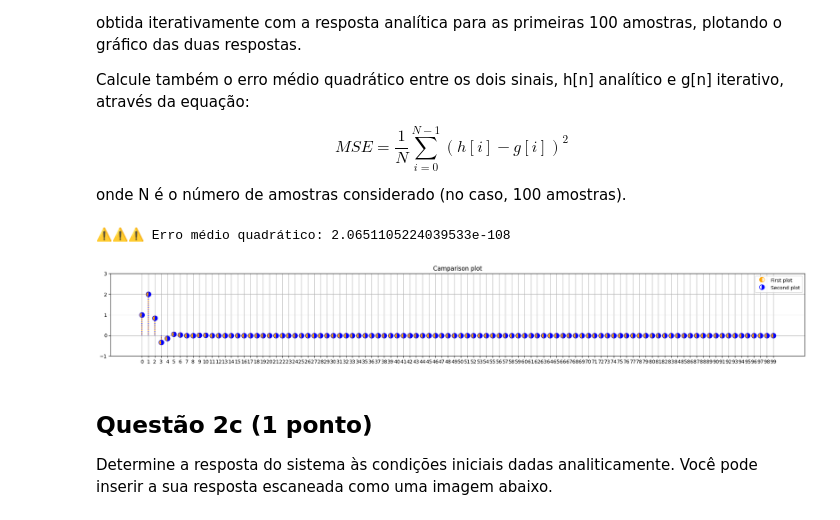
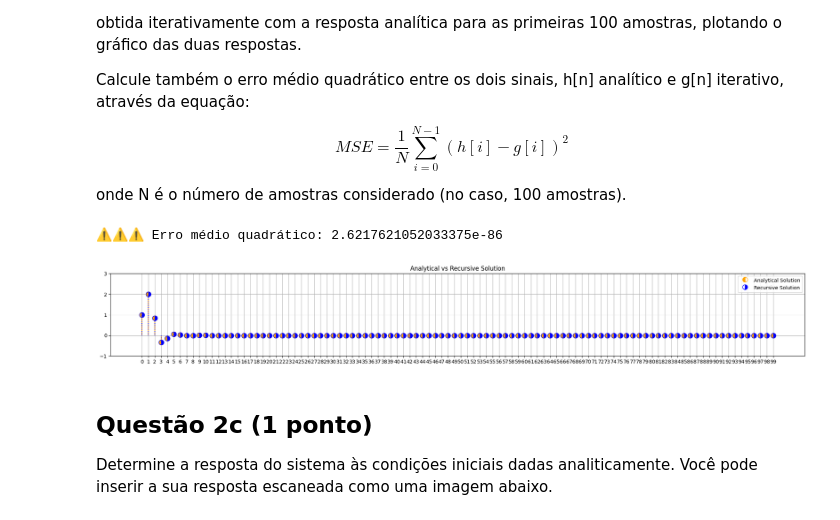
Before and after one commit to GabrielRQueiroz/UnB_SSTD, a Jupyter notebook: project-1/Projeto_1/projeto1.ipynb, the cells around one changed output. Saved outputs shown, nothing was run; the diff lists cells and outputs as text; code cells hidden in the pictures.

```diff
--- a/project-1/Projeto_1/projeto1.ipynb
+++ b/project-1/Projeto_1/projeto1.ipynb
@@ -296,24 +257,50 @@ onde N é o número de amostras considerado (no caso, 100 amostras).
 # %%
 ### Código da questão 2b.
 
+RECURSIVE_OPTMIZATION_MATRIX = [["x" for i in range(101)] for j in range(101)]
+
+
+def impulse_response_recursive_solution(n):
+    if n in INITIAL_CONDITION:
+        return INITIAL_CONDITION[n]
+
+    if RECURSIVE_OPTMIZATION_MATRIX[n][n] != "x":
+        return RECURSIVE_OPTMIZATION_MATRIX[n][n]
+
+    solution = (
+        -a_1 * impulse_response_recursive_solution(n - 1)
+        - a_2 * impulse_response_recursive_solution(n - 2)
+        + b_2 * impulse(n - 2)
+        + b_1 * impulse(n - 1)
+        + b_0 * impulse(n)
+    ) / a_0
+
+    RECURSIVE_OPTMIZATION_MATRIX[n][n] = solution
+
+    return solution
+
+
 # Erro médio quadrático entre as funções f e g para n iterações
-def erro_medio_quadratico(f,g,n):
+def erro_medio_quadratico(f, g, n):
     return ((f(n) - g(n)) ** 2) / n
 
-h_2a_error = erro_medio_quadratico(impulse_response_recursive_solution, impulse_response_analytical_solution, 100)
+
+h_2a_error = erro_medio_quadratico(
+    impulse_response_recursive_solution, impulse_response_analytical_solution, 100
+)
 
 print(f"⚠️⚠️⚠️ Erro médio quadrático: {np.abs(h_2a_error)}")
 
 n = np.arange(0, 100)
 
 RECURSIVE_OPTMIZATION_MATRIX = [["x" for i in range(101)] for j in range(101)]
 y_2a = [impulse_response_analytical_solution(i) for i in n]
 y_2b = [impulse_response_recursive_solution(i) for i in n]
 
-stem_compare(y_2a, y_2b, y_max=4)
+stem_compare(y_2a, y_2b, y_max=4, label="Analytical vs Recursive Solution", legend=["Analytical Solution", "Recursive Solution"])
 # %% [output]
-⚠️⚠️⚠️ Erro médio quadrático: 2.0651105224039533e-108
+⚠️⚠️⚠️ Erro médio quadrático: 2.6217621052033375e-86
-[figure, old version]
+[figure, new version]
 # %% [markdown]
 ## Questão 2c (1 ponto)
 
```
Also changed, not shown: parts of 6 cells of this notebook, 1 other file.
